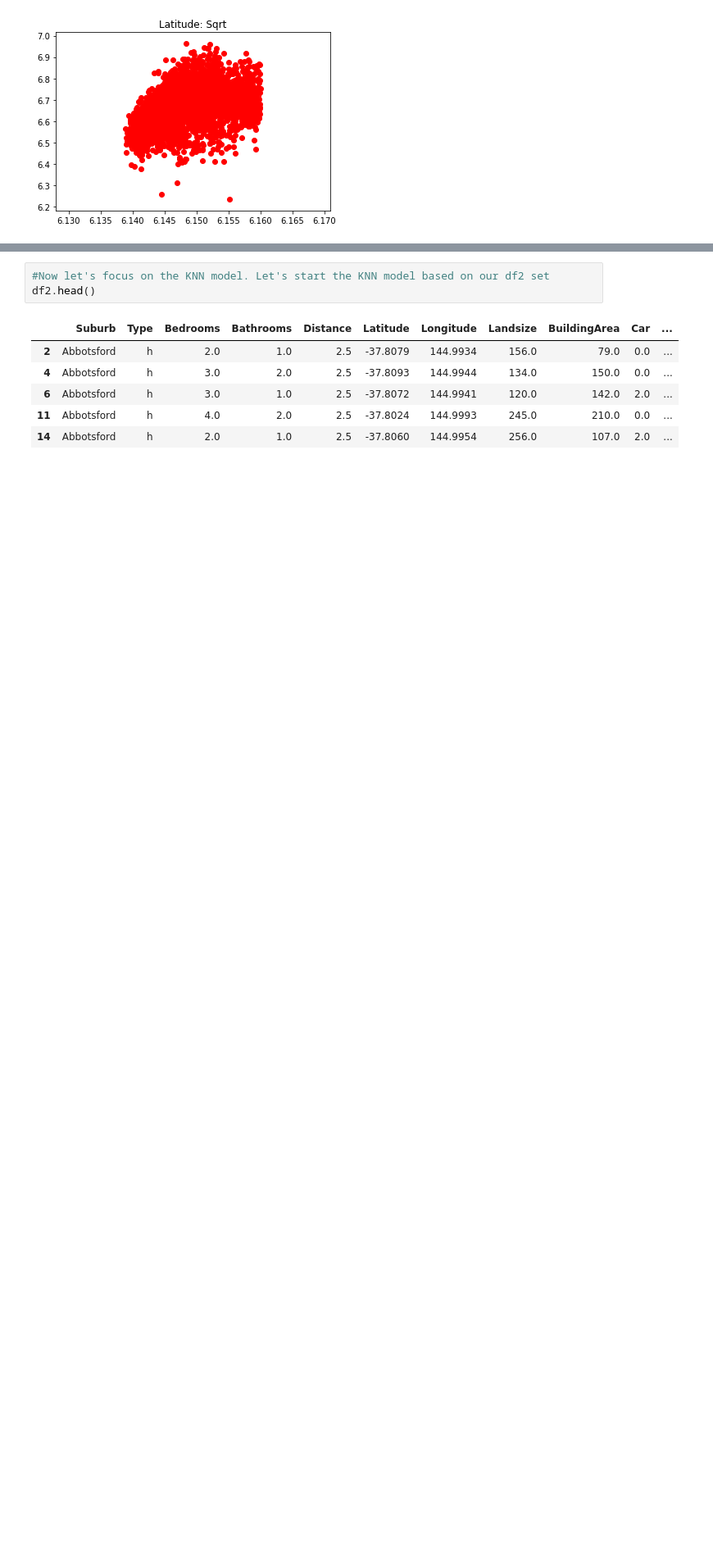
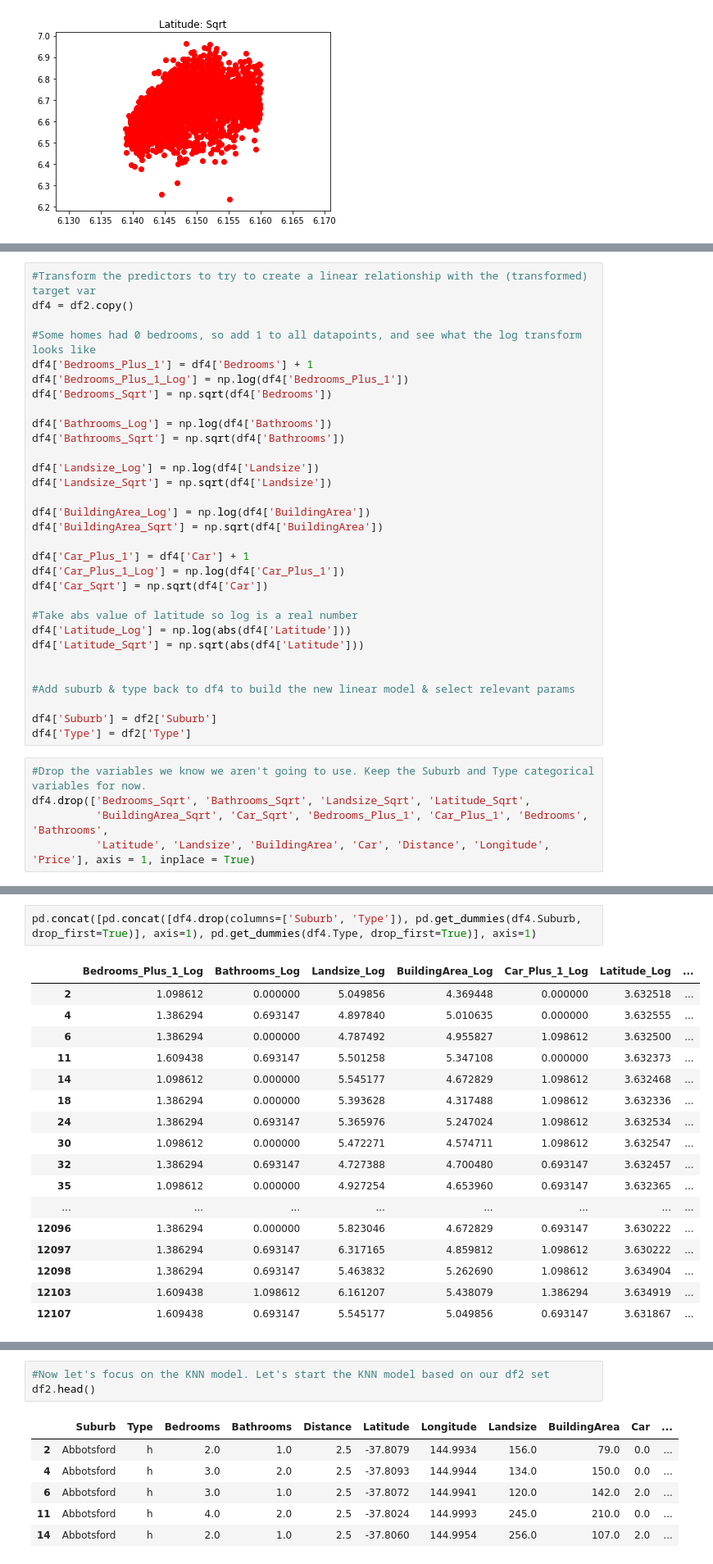
Before and after one commit to ryan-t-mitchell/thinkful_bootcamp, a Jupyter notebook: unit3_deeper_into_supervised_learning/3.1.4+Challenge+Linear+Regression+vs+KNN.ipynb, the cells around one changed output, grey strips where cells are left out. Shown at 82% size. Saved outputs shown, nothing was run; the diff lists cells and outputs as text; blank space fills up the shorter version.

```diff
--- a/unit3_deeper_into_supervised_learning/3.1.4+Challenge+Linear+Regression+vs+KNN.ipynb
+++ b/unit3_deeper_into_supervised_learning/3.1.4+Challenge+Linear+Regression+vs+KNN.ipynb
@@ -492,0 +565,36 @@ Plot of Actual vs. Predicted Sales Prices (Transformed): Fold 5
+# %%
+#Transform the predictors to try to create a linear relationship with the (transformed) target var
+df4 = df2.copy()
+
+#Some homes had 0 bedrooms, so add 1 to all datapoints, and see what the log transform looks like
+df4['Bedrooms_Plus_1'] = df4['Bedrooms'] + 1
+df4['Bedrooms_Plus_1_Log'] = np.log(df4['Bedrooms_Plus_1'])
+df4['Bedrooms_Sqrt'] = np.sqrt(df4['Bedrooms'])
+
+df4['Bathrooms_Log'] = np.log(df4['Bathrooms'])
+df4['Bathrooms_Sqrt'] = np.sqrt(df4['Bathrooms'])
+
+df4['Landsize_Log'] = np.log(df4['Landsize'])
+df4['Landsize_Sqrt'] = np.sqrt(df4['Landsize'])
+
+df4['BuildingArea_Log'] = np.log(df4['BuildingArea'])
+df4['BuildingArea_Sqrt'] = np.sqrt(df4['BuildingArea'])
+
+df4['Car_Plus_1'] = df4['Car'] + 1
+df4['Car_Plus_1_Log'] = np.log(df4['Car_Plus_1'])
+df4['Car_Sqrt'] = np.sqrt(df4['Car'])
+
+#Take abs value of latitude so log is a real number
+df4['Latitude_Log'] = np.log(abs(df4['Latitude']))
+df4['Latitude_Sqrt'] = np.sqrt(abs(df4['Latitude']))
+
+
+#Add suburb & type back to df4 to build the new linear model & select relevant params
+
+df4['Suburb'] = df2['Suburb']
+df4['Type'] = df2['Type']
+# %%
+#Drop the variables we know we aren't going to use. Keep the Suburb and Type categorical variables for now.
+df4.drop(['Bedrooms_Sqrt', 'Bathrooms_Sqrt', 'Landsize_Sqrt', 'Latitude_Sqrt',
+          'BuildingArea_Sqrt', 'Car_Sqrt', 'Bedrooms_Plus_1', 'Car_Plus_1', 'Bedrooms', 'Bathrooms',
+          'Latitude', 'Landsize', 'BuildingArea', 'Car', 'Distance', 'Longitude', 'Price'], axis = 1, inplace = True)
@@ -492,0 +623,20 @@ Plot of Actual vs. Predicted Sales Prices (Transformed): Fold 5
+# %%
+pd.concat([pd.concat([df4.drop(columns=['Suburb', 'Type']), pd.get_dummies(df4.Suburb, drop_first=True)], axis=1), pd.get_dummies(df4.Type, drop_first=True)], axis=1)
+# %% [output]
+|  | Bedrooms_Plus_1_Log | Bathrooms_Log | Landsize_Log | BuildingArea_Log | Car_Plus_1_Log | Latitude_Log | ... |
+| 2 | 1.098612 | 0.000000 | 5.049856 | 4.369448 | 0.000000 | 3.632518 | ... |
+| 4 | 1.386294 | 0.693147 | 4.897840 | 5.010635 | 0.000000 | 3.632555 | ... |
+| 6 | 1.386294 | 0.000000 | 4.787492 | 4.955827 | 1.098612 | 3.632500 | ... |
+| 11 | 1.609438 | 0.693147 | 5.501258 | 5.347108 | 0.000000 | 3.632373 | ... |
+| 14 | 1.098612 | 0.000000 | 5.545177 | 4.672829 | 1.098612 | 3.632468 | ... |
+| 18 | 1.386294 | 0.000000 | 5.393628 | 4.317488 | 1.098612 | 3.632336 | ... |
+| 24 | 1.386294 | 0.693147 | 5.365976 | 5.247024 | 1.098612 | 3.632534 | ... |
+| 30 | 1.098612 | 0.000000 | 5.472271 | 4.574711 | 1.098612 | 3.632547 | ... |
+| 32 | 1.386294 | 0.693147 | 4.727388 | 4.700480 | 0.693147 | 3.632457 | ... |
+| 35 | 1.098612 | 0.000000 | 4.927254 | 4.653960 | 0.693147 | 3.632365 | ... |
+| ... | ... | ... | ... | ... | ... | ... | ... |
+| 12096 | 1.386294 | 0.000000 | 5.823046 | 4.672829 | 0.693147 | 3.630222 | ... |
+| 12097 | 1.386294 | 0.693147 | 6.317165 | 4.859812 | 1.098612 | 3.630222 | ... |
+| 12098 | 1.386294 | 0.693147 | 5.463832 | 5.262690 | 1.098612 | 3.634904 | ... |
+| 12103 | 1.609438 | 1.098612 | 6.161207 | 5.438079 | 1.386294 | 3.634919 | ... |
+| 12107 | 1.609438 | 0.693147 | 5.545177 | 5.049856 | 0.693147 | 3.631867 | ... |
```
Also changed, not shown: parts of 39 cells of this notebook, 2 other files.
